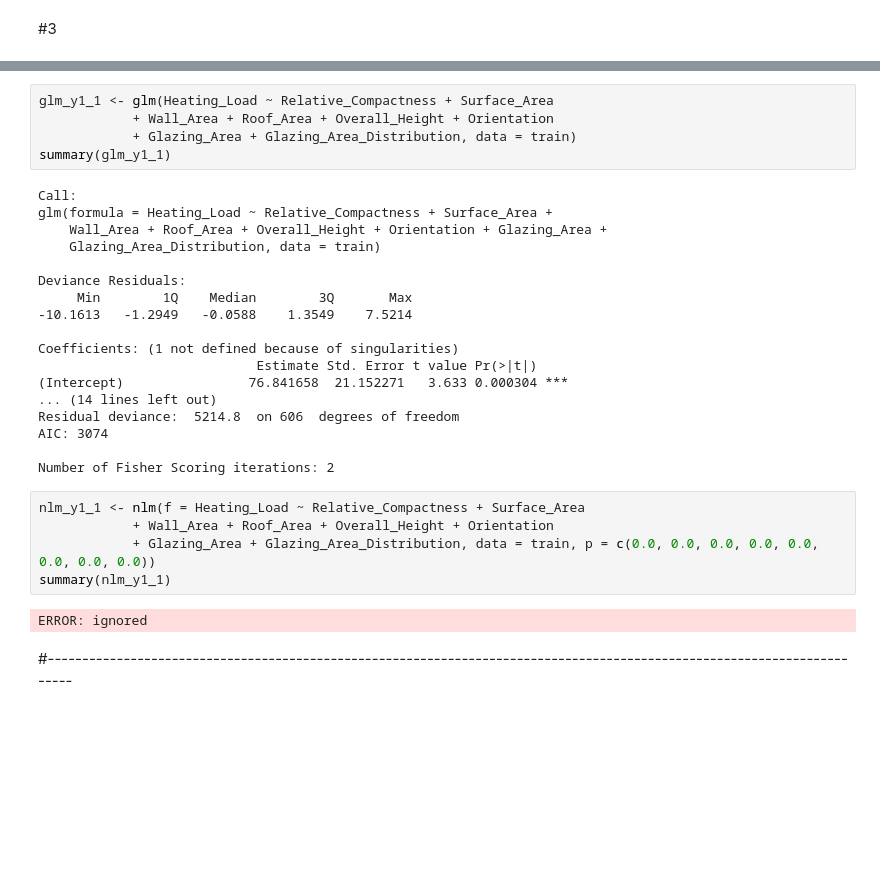
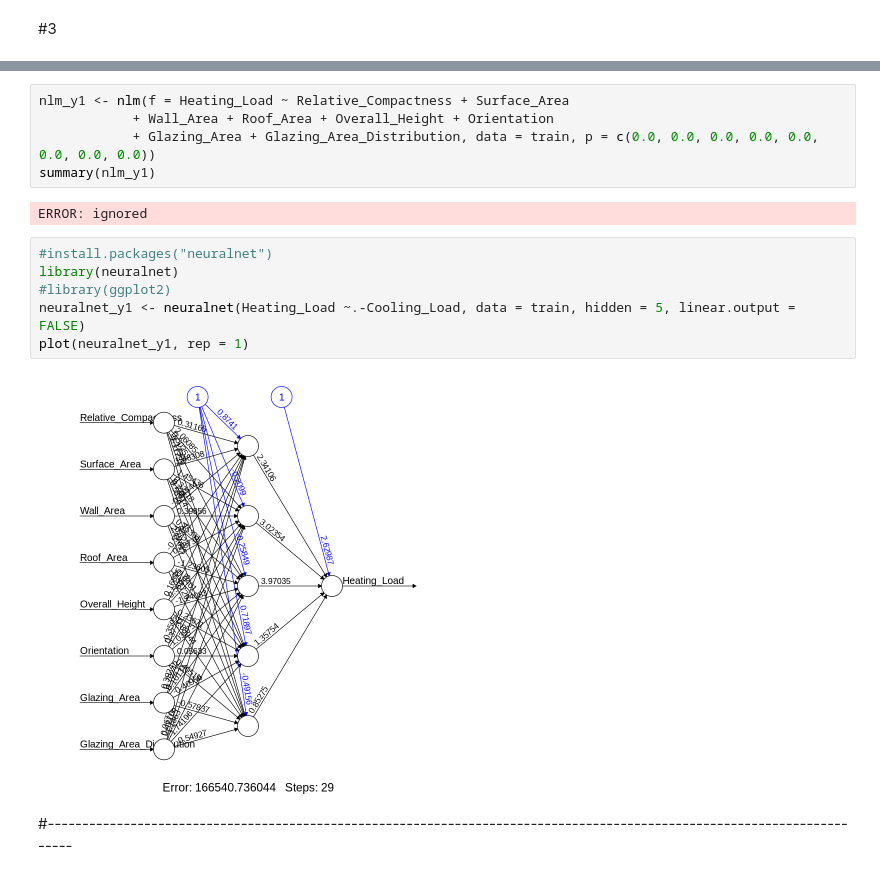
Before and after one commit to Viktory4121/MME, a Jupyter notebook: lab4.ipynb, the cells around one changed output, grey strips where cells are left out. Saved outputs shown, nothing was run; the diff lists cells and outputs as text; blank space fills up the shorter version.

```diff
--- a/lab4.ipynb
+++ b/lab4.ipynb
@@ -73,33 +98,18 @@ F-statistic: 964.6 on 7 and 606 DF,  p-value: < 2.2e-16
 # %%
-glm_y1_1 <- glm(Heating_Load ~ Relative_Compactness + Surface_Area
+nlm_y1 <- nlm(f = Heating_Load ~ Relative_Compactness + Surface_Area
             + Wall_Area + Roof_Area + Overall_Height + Orientation
-            + Glazing_Area + Glazing_Area_Distribution, data = train)
-summary(glm_y1_1)
+            + Glazing_Area + Glazing_Area_Distribution, data = train, p = c(0.0, 0.0, 0.0, 0.0, 0.0, 0.0, 0.0, 0.0))
+summary(nlm_y1)
 # %% [output]
-Call:
-glm(formula = Heating_Load ~ Relative_Compactness + Surface_Area +
-    Wall_Area + Roof_Area + Overall_Height + Orientation + Glazing_Area +
-    Glazing_Area_Distribution, data = train)
-
-Deviance Residuals:
-     Min        1Q    Median        3Q       Max
--10.1613   -1.2949   -0.0588    1.3549    7.5214
-
-Coefficients: (1 not defined because of singularities)
-                            Estimate Std. Error t value Pr(>|t|)
-(Intercept)                76.841658  21.152271   3.633 0.000304 ***
-... (14 lines left out)
-Residual deviance:  5214.8  on 606  degrees of freedom
-AIC: 3074
-
-Number of Fisher Scoring iterations: 2
+ERROR: ignored
-# %%
-nlm_y1_1 <- nlm(f = Heating_Load ~ Relative_Compactness + Surface_Area
-            + Wall_Area + Roof_Area + Overall_Height + Orientation
-            + Glazing_Area + Glazing_Area_Distribution, data = train, p = c(0.0, 0.0, 0.0, 0.0, 0.0, 0.0, 0.0, 0.0))
-summary(nlm_y1_1)
-# %% [output]
-ERROR: ignored
+# %%
+#install.packages("neuralnet")
+library(neuralnet)
+#library(ggplot2)
+neuralnet_y1 <- neuralnet(Heating_Load ~.-Cooling_Load, data = train, hidden = 5, linear.output = FALSE)
+plot(neuralnet_y1, rep = 1)
+# %% [output]
+[figure, added]
 # %% [markdown]
 #-------------------------------------------------------------------------------------------------------------------------
 # %%
```
Also changed, not shown: parts of 6 cells of this notebook.
